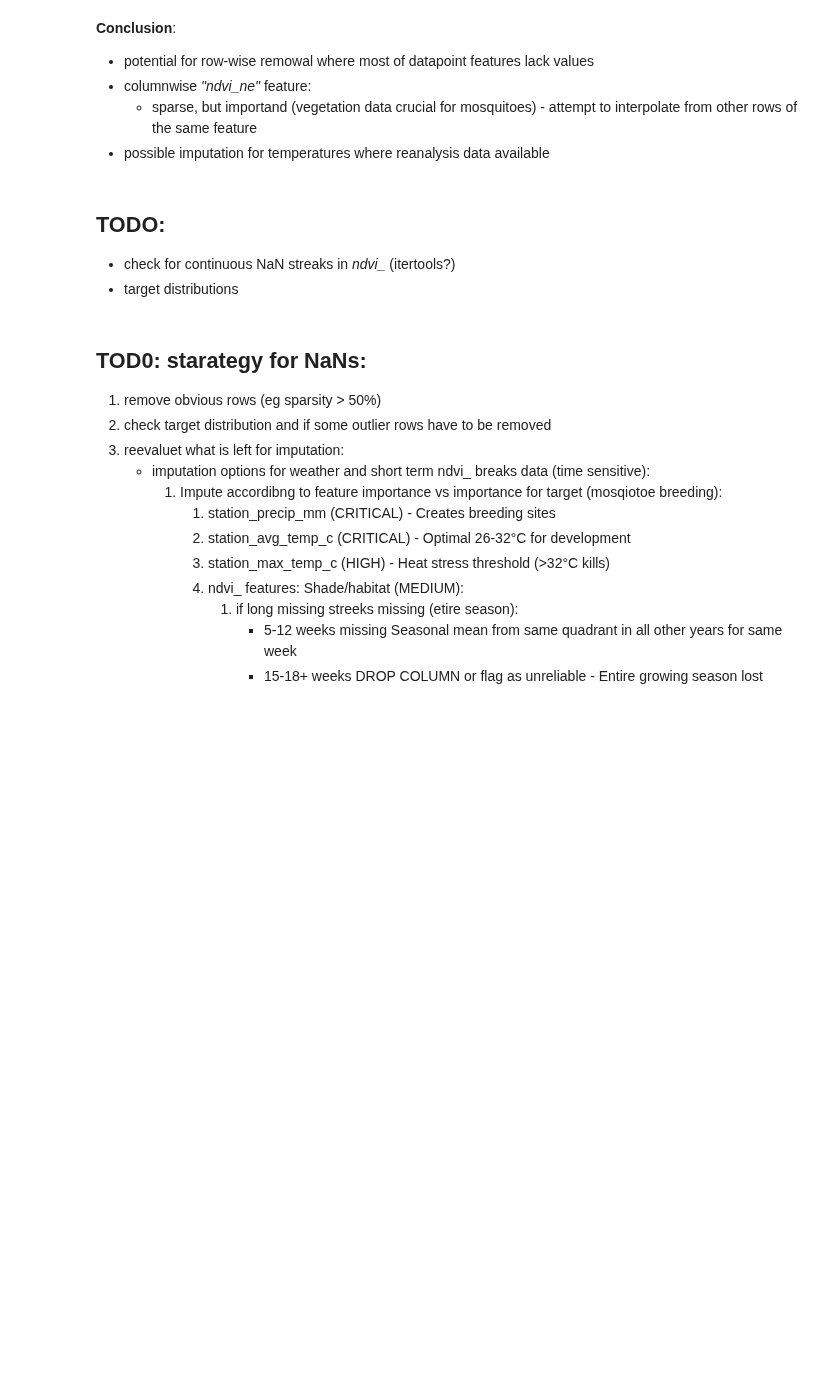
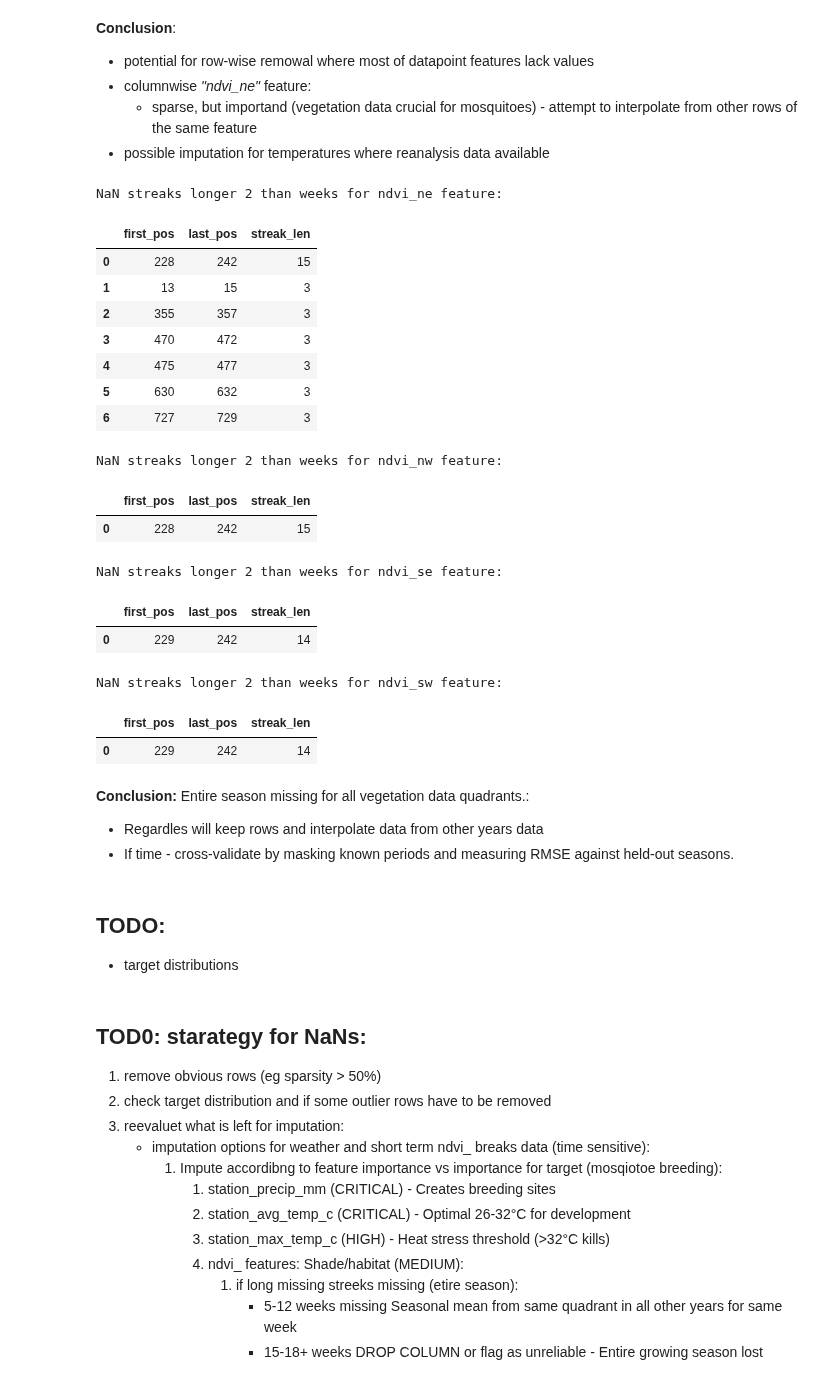
Before and after one commit to ButrosV/dengue-transfer-learn, a Jupyter notebook: notebooks/01_eda_dengue.ipynb, the cells around one changed output. Cells and saved outputs as stored; diff of their text form; code cells hidden in the pictures; blank space fills up the shorter version.

Commit message:
added NaN streak serch functionality

```diff
--- a/notebooks/01_eda_dengue.ipynb
+++ b/notebooks/01_eda_dengue.ipynb
@@ -184,9 +189,39 @@ plt.show()
 - columnwise *"ndvi_ne"* feature:
     - sparse, but importand (vegetation data crucial for mosquitoes) - attempt to interpolate from other rows of the same feature
 - possible imputation for temperatures where reanalysis data available
+# %%
+nan_threshold = 2
+ndvi_colnames = [column for column in df_train_raw.columns if column.startswith("ndvi")]
+
+for col in ndvi_colnames:
+    print(f"NaN streaks longer {nan_threshold} than weeks for {col} feature:")
+    display(nan_streaks(data=df_train_raw, column=col,
+                                 run_threshold=nan_threshold))
+# %% [output]
+NaN streaks longer 2 than weeks for ndvi_ne feature:
+|  | first_pos | last_pos | streak_len |
+| 0 | 228 | 242 | 15 |
+| 1 | 13 | 15 | 3 |
+| 2 | 355 | 357 | 3 |
+| 3 | 470 | 472 | 3 |
+| 4 | 475 | 477 | 3 |
+| 5 | 630 | 632 | 3 |
+| 6 | 727 | 729 | 3 |
+NaN streaks longer 2 than weeks for ndvi_nw feature:
+|  | first_pos | last_pos | streak_len |
+| 0 | 228 | 242 | 15 |
+NaN streaks longer 2 than weeks for ndvi_se feature:
+|  | first_pos | last_pos | streak_len |
+| 0 | 229 | 242 | 14 |
+NaN streaks longer 2 than weeks for ndvi_sw feature:
+|  | first_pos | last_pos | streak_len |
+| 0 | 229 | 242 | 14 |
+# %% [markdown]
+**Conclusion:** Entire season missing for all vegetation data quadrants.:
+- Regardles will keep rows and interpolate data from other years data
+- If time - cross-validate by masking known periods and measuring RMSE against held-out seasons.
 # %% [markdown]
 ## TODO:
-- check for continuous NaN streaks in *ndvi_* (itertools?)
 - target distributions
 # %% [markdown]
 ## TOD0: starategy for NaNs:
```
Also changed, not shown: parts of 6 cells of this notebook.
